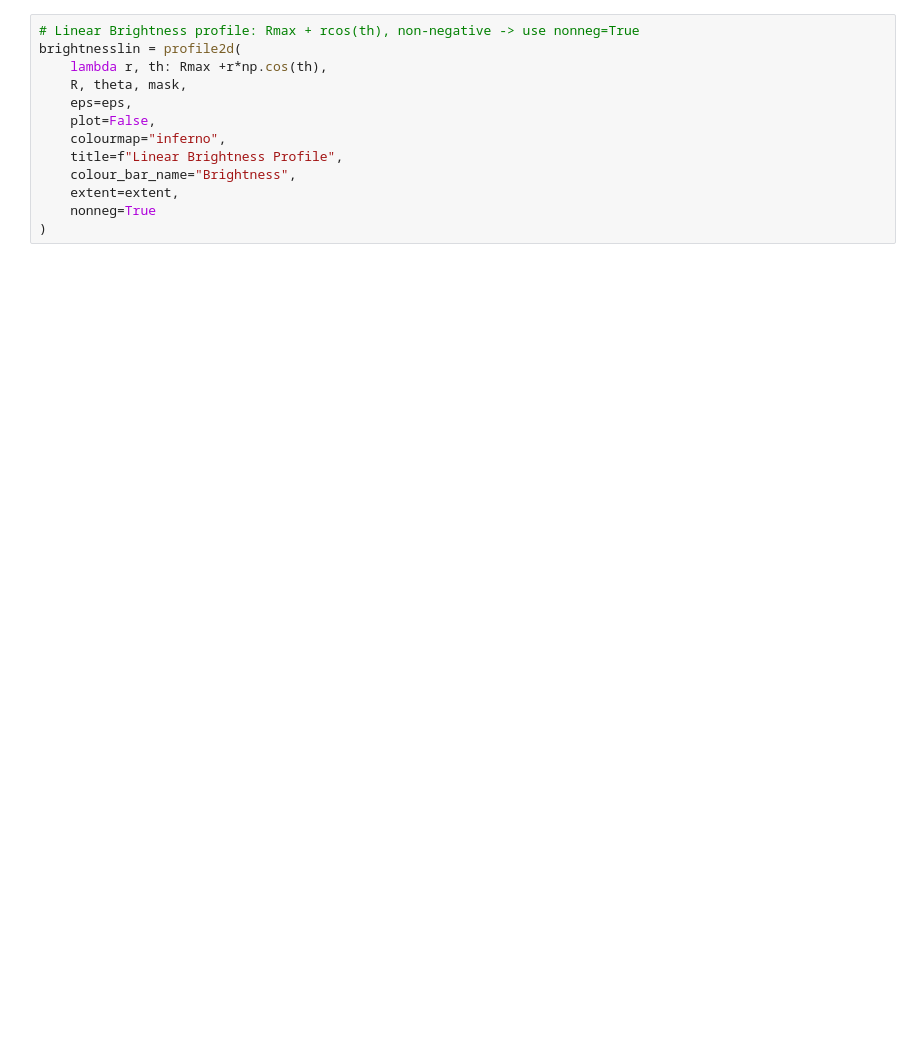
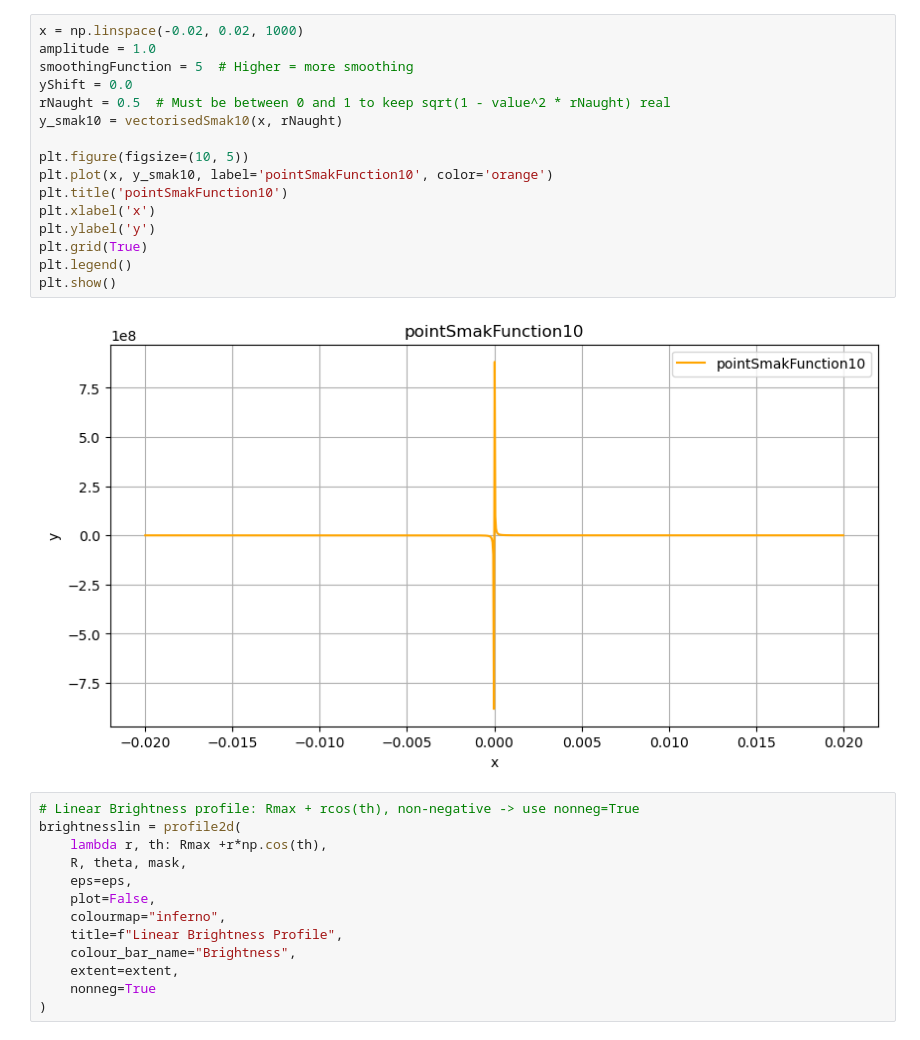
Before and after one commit to o-thorp7/ssp_code_2025, a Jupyter notebook: oli/rob_code_latest.ipynb, the cells around one changed output. Drawn from its saved outputs; the diff is of its cells as text; blank space fills up the shorter version.

```diff
--- a/oli/rob_code_latest.ipynb
+++ b/oli/rob_code_latest.ipynb
@@ -238,3 +555,21 @@ plot_spectrum(unique_f, sum_brightness_norm, p=p, sigma=100, Smak=0,
+# %%
+x = np.linspace(-0.02, 0.02, 1000)
+amplitude = 1.0
+smoothingFunction = 5  # Higher = more smoothing
+yShift = 0.0
+rNaught = 0.5  # Must be between 0 and 1 to keep sqrt(1 - value^2 * rNaught) real
+y_smak10 = vectorisedSmak10(x, rNaught)
+
+plt.figure(figsize=(10, 5))
+plt.plot(x, y_smak10, label='pointSmakFunction10', color='orange')
+plt.title('pointSmakFunction10')
+plt.xlabel('x')
+plt.ylabel('y')
+plt.grid(True)
+plt.legend()
+plt.show()
+# %% [output]
+[figure, added]
 # %%
 # Linear Brightness profile: Rmax + rcos(th), non-negative -> use nonneg=True
 brightnesslin = profile2d(
```
Also changed, not shown: parts of 2 cells of this notebook, 8 other files.
